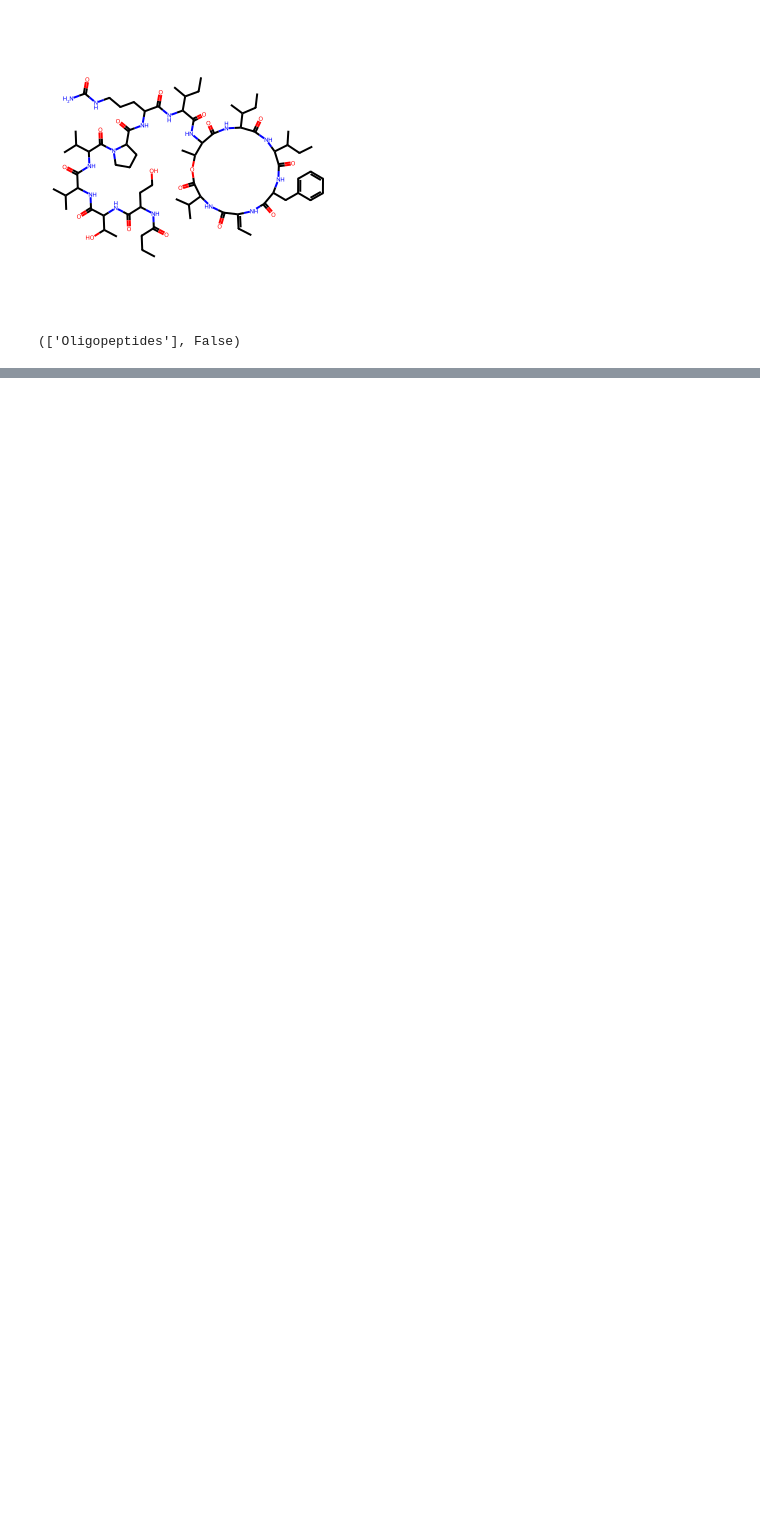
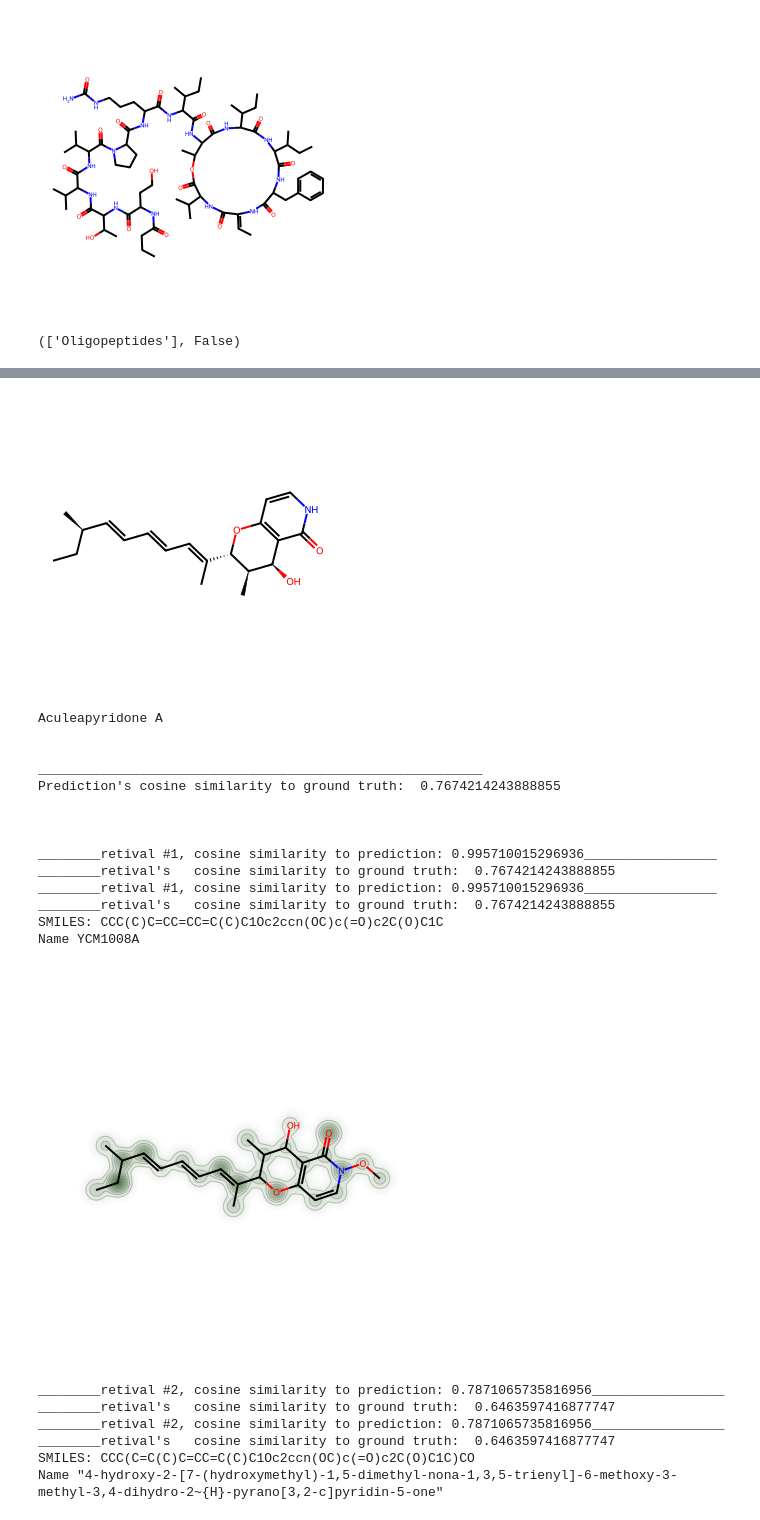
Before and after one commit to xwd0418/Spectre, a Jupyter notebook: inference/inference_with_unique_FP.ipynb, the cells around one changed output, grey strips where cells are left out. Drawn from its saved outputs; the diff is of its cells as text; code cells hidden in the pictures; blank space fills up the shorter version.

Commit message:
finished first 3 testing compounds

```diff
--- a/inference/inference_with_unique_FP.ipynb
+++ b/inference/inference_with_unique_FP.ipynb
@@ -186,6 +184,19 @@ Start  unkown compound
 """
 # %% [output]
 '\nStart  unkown compound\n'
+# %%
+def draw_mol_from_dir(dir):
+    """
+    Draw the molecule from the directory
+    """
+    smiles_file = Path(dir) / "SMILES.txt"
+    with open(smiles_file, "r") as f:
+        smiles = f.read().strip()
+    mol = Chem.MolFromSmiles(smiles)
+    img = Draw.MolToImage(mol)
+    display(img)
+
+    return smiles, img
 # %%
 # look for the higher cos_sim possible in our dataset
 from inference.inference_utils import show_retrieved_mol_with_highlighted_frags
@@ -502,3 +509,37 @@ compound_dir = "/root/gurusmart/MorganFP_prediction/reproduce_previous_works/Spe
 
 
 investigate_new_molecule(compound_dir, None)
+# %%
+compound_dir = "/root/gurusmart/MorganFP_prediction/reproduce_previous_works/Spectre/datasets/testing_compounds/Aculeapyridone A"
+
+smiles, img = draw_mol_from_dir(compound_dir)
+
+inputs, NMR_type_indicator = build_input(compound_dir, mode=mode,
+                     include_h_nmr=False, include_c_nmr=False, include_hsqc=True,
+                     )
+inference_topK(inputs, NMR_type_indicator, model, rankingset_data, smiles_and_names,
+                   k=3, mode = None, ground_truth_FP = fp_loader.build_mfp_for_new_SMILES(smiles), filter_by_MW="from_input",
+                   fp_type = "DB_Specific_Radius")
+# %% [output]
+[figure, added]
+Aculeapyridone A
+
+
+_________________________________________________________
+Prediction's cosine similarity to ground truth:  0.7674214243888855
+
+
+
+________retival #1, cosine similarity to prediction: 0.995710015296936_________________
+________retival's   cosine similarity to ground truth:  0.7674214243888855
+________retival #1, cosine similarity to prediction: 0.995710015296936_________________
+________retival's   cosine similarity to ground truth:  0.7674214243888855
+SMILES: CCC(C)C=CC=CC=C(C)C1Oc2ccn(OC)c(=O)c2C(O)C1C
+Name YCM1008A
+[figure, added]
+________retival #2, cosine similarity to prediction: 0.7871065735816956_________________
+________retival's   cosine similarity to ground truth:  0.6463597416877747
+________retival #2, cosine similarity to prediction: 0.7871065735816956_________________
+________retival's   cosine similarity to ground truth:  0.6463597416877747
+SMILES: CCC(C=C(C)C=CC=C(C)C1Oc2ccn(OC)c(=O)c2C(O)C1C)CO
+Name "4-hydroxy-2-[7-(hydroxymethyl)-1,5-dimethyl-nona-1,3,5-trienyl]-6-methoxy-3-methyl-3,4-dihydro-2~{H}-pyrano[3,2-c]pyridin-5-one"
```
Also changed, not shown: parts of 10 cells of this notebook, 15 other files.
